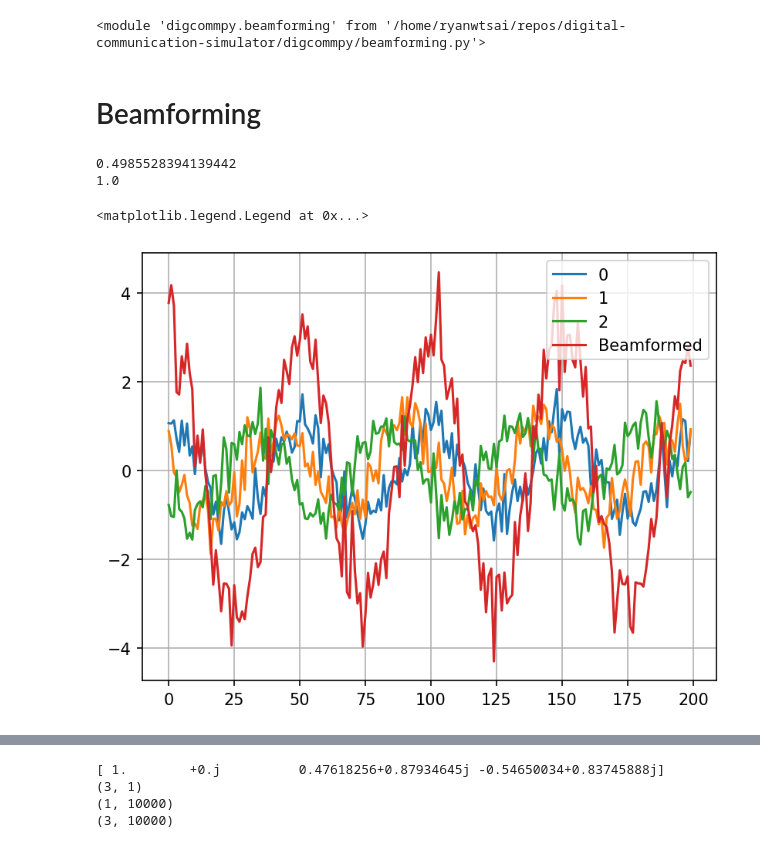
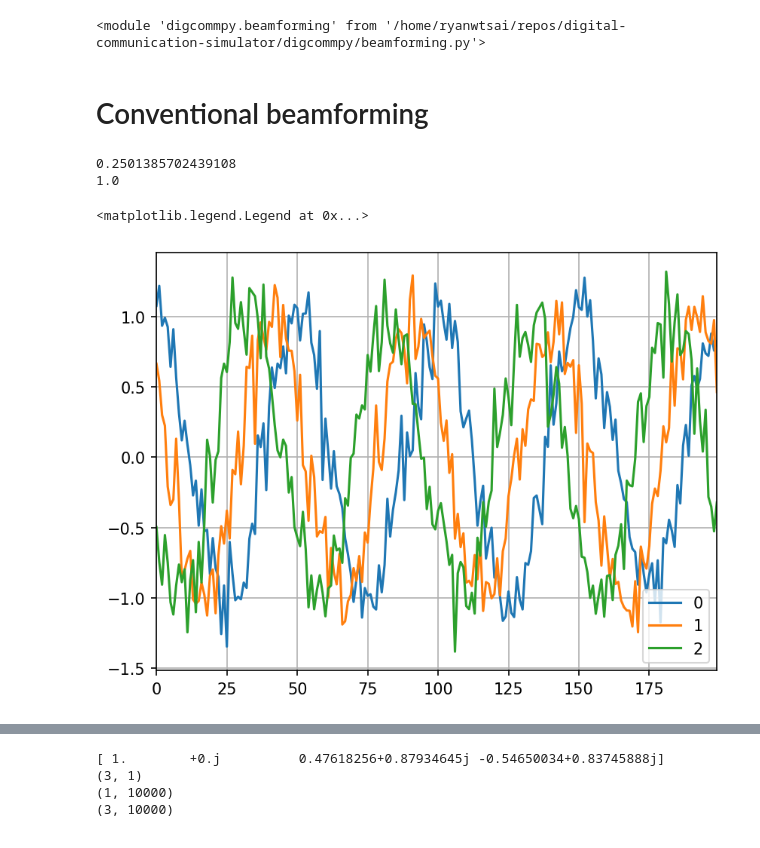
Before and after one commit to rfdspeng/digital-communication-simulator, a Jupyter notebook: notebooks/beamforming_testbench.ipynb, the cells around one changed output, grey strips where cells are left out. Cells and saved outputs as stored; diff of their text form; code cells hidden in the pictures.

```diff
--- a/notebooks/beamforming_testbench.ipynb
+++ b/notebooks/beamforming_testbench.ipynb
@@ -39,10 +39,47 @@ reload(beamforming)
 # %% [output]
 <module 'digcommpy.beamforming' from '/home/ryanwtsai/repos/digital-communication-simulator/digcommpy/beamforming.py'>
 # %% [markdown]
-# Beamforming
+# Conventional beamforming
 # %%
+add_noise = True
 Nr = 3
 theta = 20*np.pi/180
+# theta = 0
 
 ula = beamforming.ULA(Nr, theta)
 ula.fit()
+
+N = 10000
+ftone = 0.02e6
+fs = 1e6
+x = np.exp(1j*2*np.pi*ftone/fs*np.arange(N, dtype="float"))
+
+power = 10*np.log10(0.25**2/50/1e-3)
+# power = 10*np.log10(0.5**2/50/1e-3)
+awgn = rf_analog.AWGN(power, fs, fs)
+n = awgn.transform(np.zeros(N, dtype="float"))
+print(calc.rms(n))
+print(calc.rms(x))
+
+ula_bf = beamforming.ULABeamform(Nr, theta)
+ula_bf.fit()
+
+X = ula.transform(x)
+if add_noise:
+    X = awgn.transform(X)
+y = ula_bf.transform(X)
+
+fig, ax = plt.subplots(dpi=150)
+
+ax.plot(X[0, :200].squeeze().real, label="0")
+ax.plot(X[1, :200].squeeze().real, label="1")
+ax.plot(X[2, :200].squeeze().real, label="2")
+# ax.plot(y[:200].real, label="Beamformed")
+ax.set_xlim(left=0, right=200-1)
+ax.grid()
+ax.legend()
+# %% [output]
+0.2501385702439108
+1.0
+<matplotlib.legend.Legend at 0x...>
+[figure, added]
@@ -54,10 +85,0 @@ x = np.exp(1j*2*np.pi*ftone/fs*np.arange(N, dtype="float"))
-# %%
-power = 10*np.log10(0.25**2/50/1e-3)
-power = 10*np.log10(0.5**2/50/1e-3)
-awgn = rf_analog.AWGN(power, fs, fs)
-n = awgn.transform(np.zeros(N, dtype="float"))
-print(calc.rms(n))
-print(calc.rms(x))
-# %% [output]
-0.4985528394139442
-1.0
@@ -71,12 +85,0 @@ y = ula_bf.transform(X)
-# %%
-fig, ax = plt.subplots(dpi=150)
-
-ax.plot(X[0, :200].squeeze().real, label="0")
-ax.plot(X[1, :200].squeeze().real, label="1")
-ax.plot(X[2, :200].squeeze().real, label="2")
-ax.plot(y[:200].real, label="Beamformed")
-ax.grid()
-ax.legend()
-# %% [output]
-<matplotlib.legend.Legend at 0x...>
-[figure, removed]
```
Also changed, not shown: parts of 5 cells of this notebook, 3 other files.
